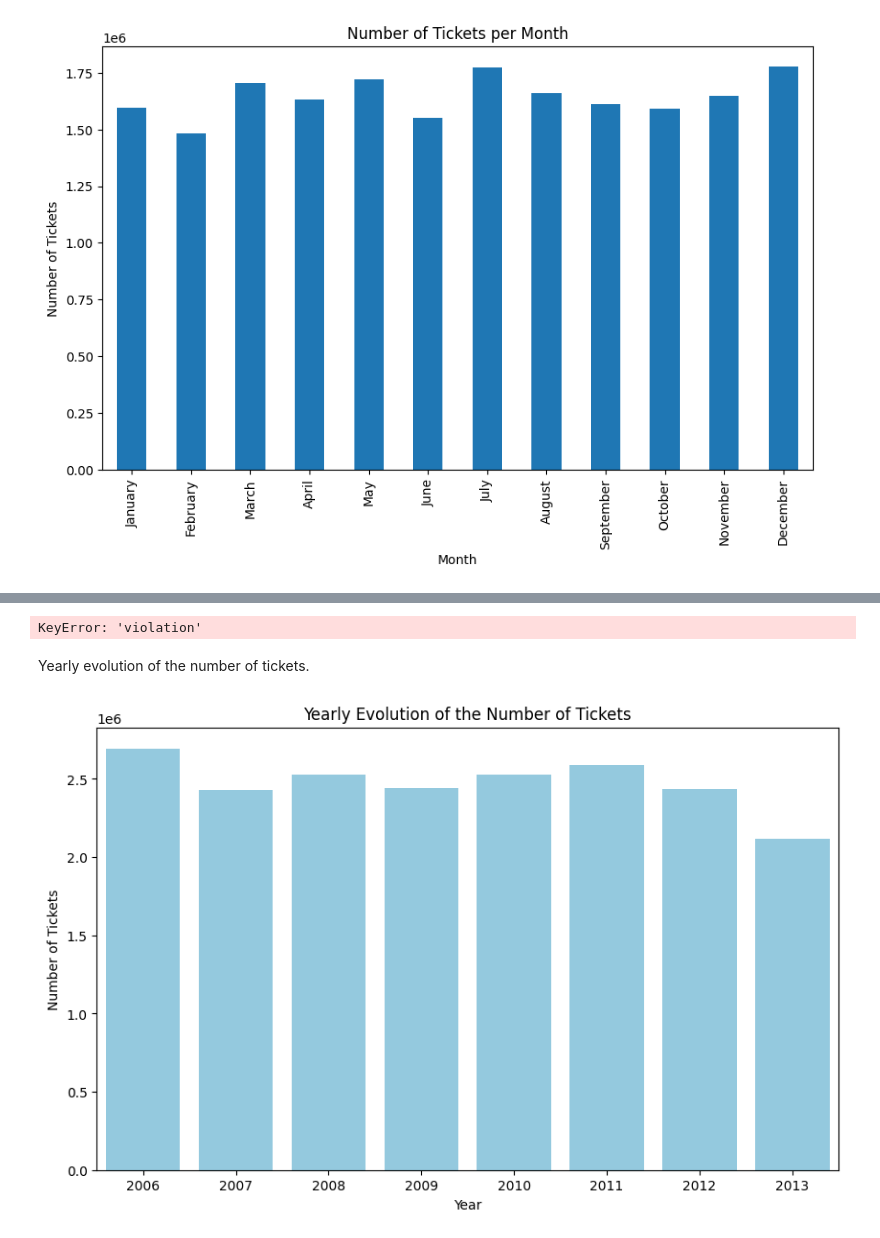
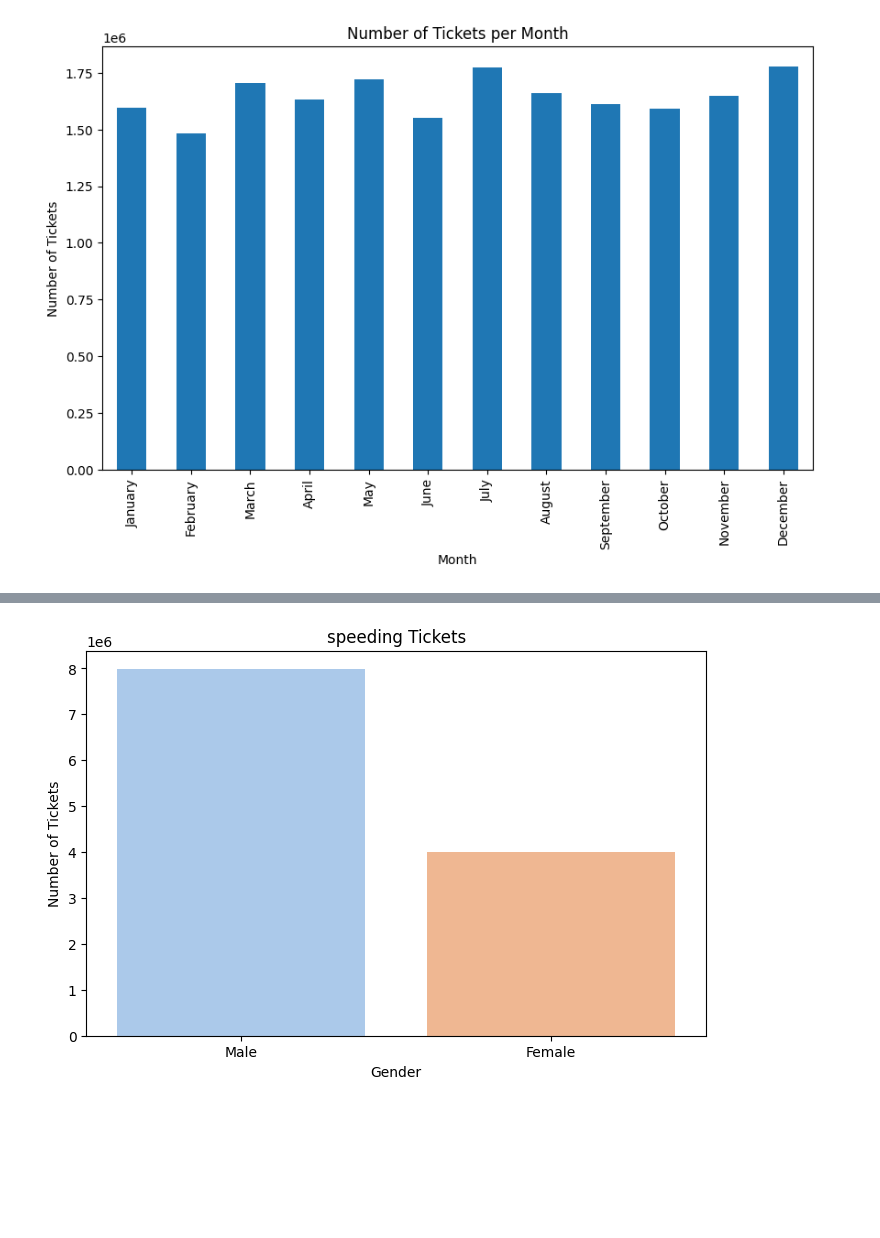
Before and after one commit to Luxchar/Criminalysis, a Jupyter notebook: notebooks/visualization.ipynb, the cells around one changed output, grey strips where cells are left out. Drawn from its saved outputs; the diff is of its cells as text; code cells hidden in the pictures; blank space fills up the shorter version.

Commit message:
violation parsing

```diff
--- a/notebooks/visualization.ipynb
+++ b/notebooks/visualization.ipynb
@@ -205,32 +210,14 @@ Passing `palette` without assigning `hue` is deprecated and will be removed in v
 # %%
 # Plot the correlation between men and women getting a ticket for speeding.
 
-speeding_tickets = df[df['violation'] == 'speeding']#
+speeding_tickets = df[df['violation_parsed'] == 0]
 
 # Plot
 plt.figure(figsize=(8, 5))
-sns.countplot(x='subject_sex', data=speeding_tickets, palette='pastel', order=speeding_tickets['subject'].value_counts().index)
+sns.countplot(x='subject_sex', data=speeding_tickets, palette='pastel')
 plt.title('speeding Tickets')
 plt.xlabel('Gender')
 plt.ylabel('Number of Tickets')
 plt.show()
 # %% [output]
-KeyError: 'violation'
+[figure, added]
-# %% [markdown]
-Yearly evolution of the number of tickets.
-# %%
-df['timestamp'] = pd.to_datetime(df['timestamp'])
-
-df['year'] = df['timestamp'].dt.year
-
-tickets_per_year = df.groupby('year').size()
-
-# Plot avec Seaborn
-plt.figure(figsize=(10, 6))
-sns.barplot(x=tickets_per_year.index, y=tickets_per_year, color='skyblue')
-plt.title('Yearly Evolution of the Number of Tickets')
-plt.xlabel('Year')
-plt.ylabel('Number of Tickets')
-plt.show()
-# %% [output]
-[figure, removed]
```
Also changed, not shown: parts of 15 cells of this notebook, 1 other file.
